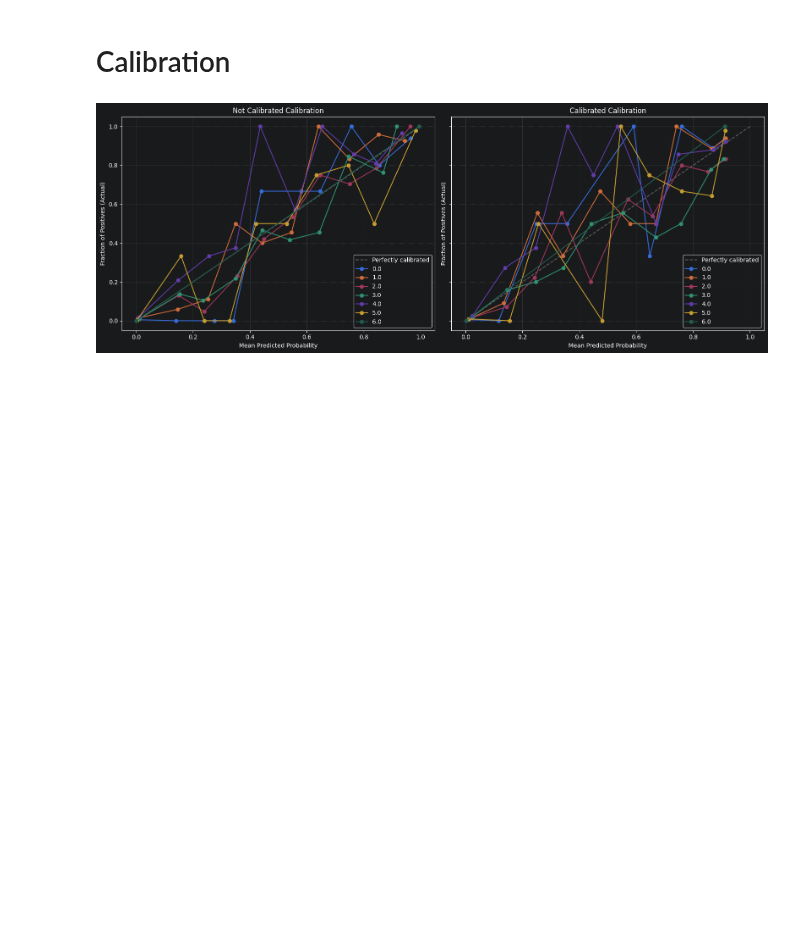
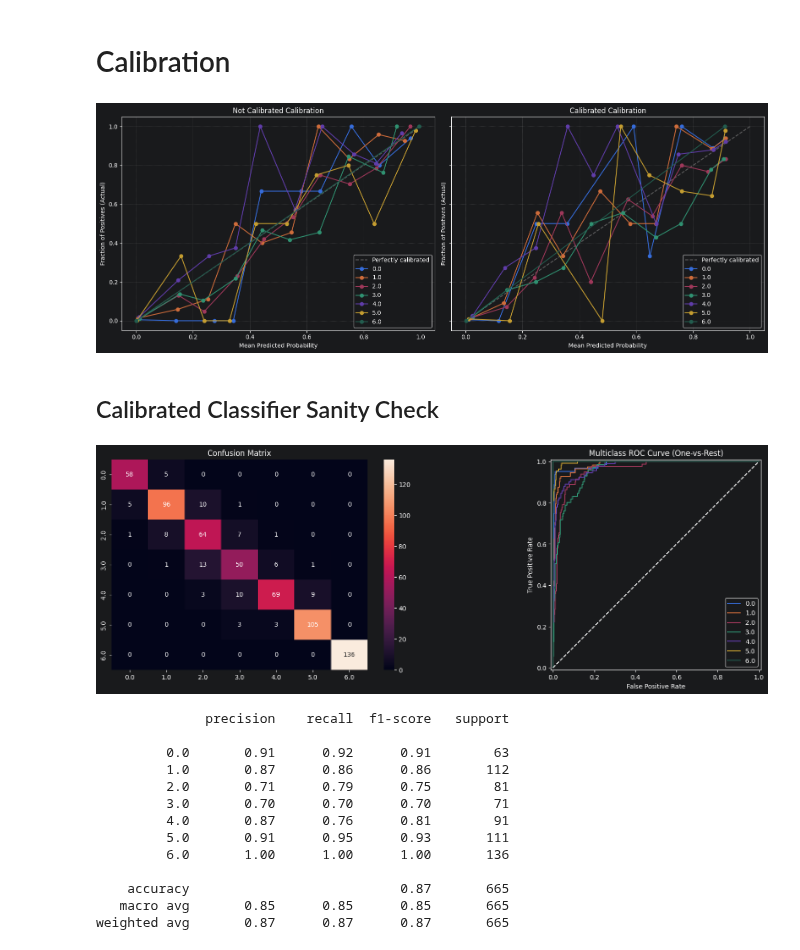
Before and after one commit to xXKeNdAmAmAsTeRXx/Deep_Learning_Labs, a Jupyter notebook: Lab_14_15-project/Cal_and_Uncertanity.ipynb, the cells around one changed output. Drawn from its saved outputs; the diff is of its cells as text; code cells hidden in the pictures; blank space fills up the shorter version.

Commit message:
cal sanity check

```diff
--- a/Lab_14_15-project/Cal_and_Uncertanity.ipynb
+++ b/Lab_14_15-project/Cal_and_Uncertanity.ipynb
@@ -397,3 +397,22 @@ compare_calibration_curves(X=X_test_np,
                            classes=sorted_classes)
 # %% [output]
 [figure]
+# %% [markdown]
+## Calibrated Classifier Sanity Check
+# %%
+report(calibrated_clf, X_test_np, y_test_np, classes=sorted_classes)
+# %% [output]
+[figure, added]
+              precision    recall  f1-score   support
+
+         0.0       0.91      0.92      0.91        63
+         1.0       0.87      0.86      0.86       112
+         2.0       0.71      0.79      0.75        81
+         3.0       0.70      0.70      0.70        71
+         4.0       0.87      0.76      0.81        91
+         5.0       0.91      0.95      0.93       111
+         6.0       1.00      1.00      1.00       136
+
+    accuracy                           0.87       665
+   macro avg       0.85      0.85      0.85       665
+weighted avg       0.87      0.87      0.87       665
```
